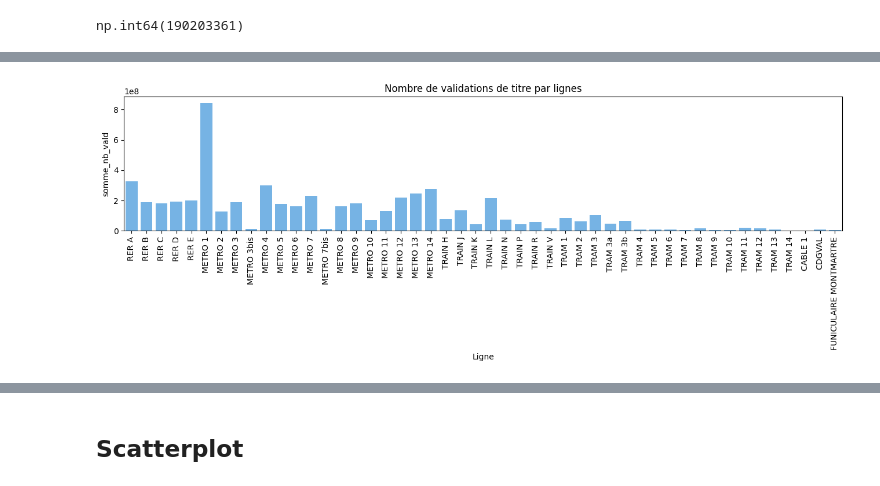
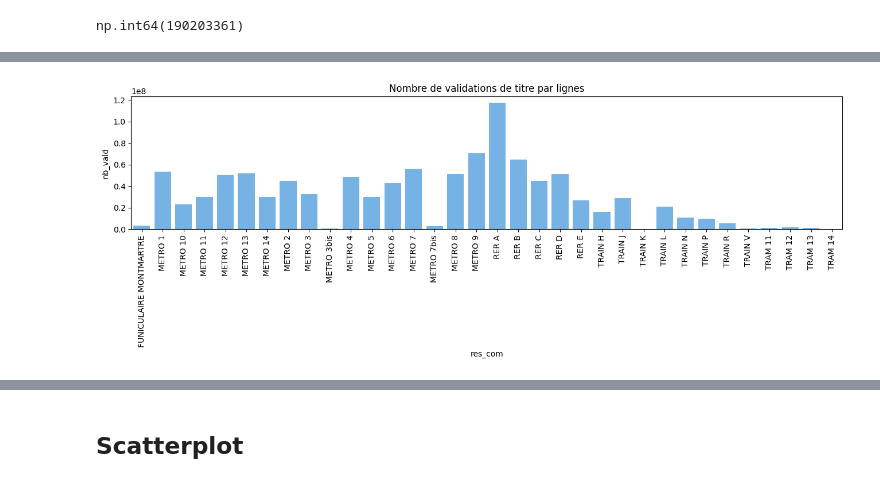
Before and after one commit to m1111111ke/idfm, a Jupyter notebook: notebooks/2_idfm_analyses.ipynb, the cells around one changed output, grey strips where cells are left out. Cells and saved outputs as stored; diff of their text form; code cells hidden in the pictures.

```diff
--- a/notebooks/2_idfm_analyses.ipynb
+++ b/notebooks/2_idfm_analyses.ipynb
@@ -125,15 +125,21 @@ lignes_df.head()
 #fig.update_traces(marker_color='#64B5F6')
 #fig
 # %%
+lignes2_df = (
+    lignes_df
+    .groupby("res_com", as_index=False)["nb_vald"]
+    .sum()
+)
+
 plt.figure(figsize=(16,3))
 
-sns.barplot(lignes_df, x="Ligne", y="somme_nb_vald", color="#64B5F6")
+sns.barplot(lignes2_df, x="res_com", y="nb_vald", color="#64B5F6")
 
 plt.xticks(rotation="vertical")
 plt.title("Nombre de validations de titre par lignes")
 
 plt.show()
 # %% [output]
-[figure, old version]
+[figure, new version]
 # %%
 # Top lignes.
```
Also changed, not shown: parts of 6 cells of this notebook, 1 other file.
